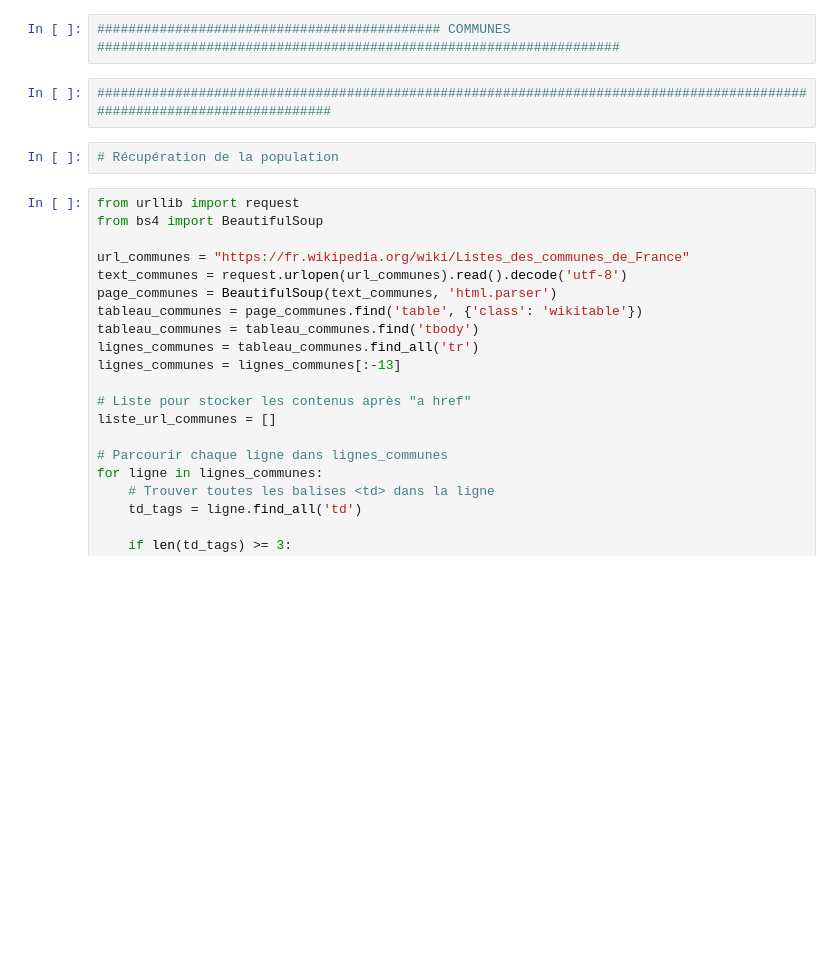
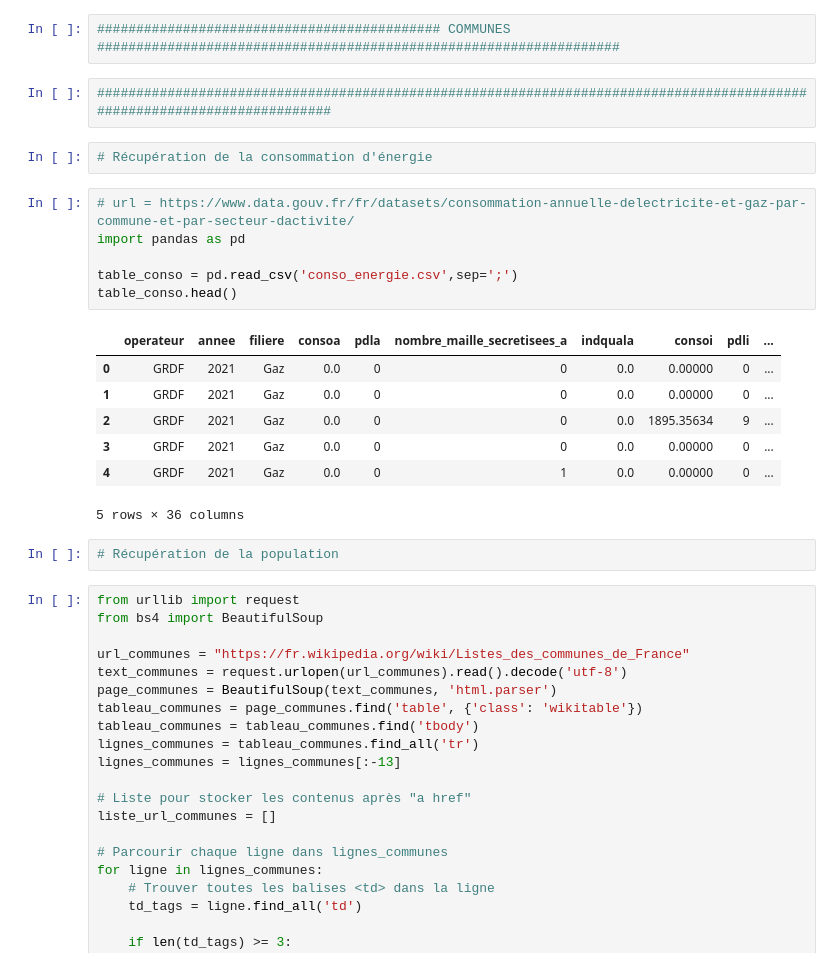
Before and after one commit to tgarnier067/Projet-Python-2023, a Jupyter notebook: recup_données.ipynb, the cells around one changed output. Saved outputs shown, nothing was run; the diff lists cells and outputs as text; blank space fills up the shorter version.

Commit message:
Amélioration récupération des données communales

```diff
--- a/recup_données.ipynb
+++ b/recup_données.ipynb
@@ -272,6 +272,22 @@ print(page_logements_vacants)
 ############################################ COMMUNES ###################################################################
 # %%
 #########################################################################################################################
+# %%
+# Récupération de la consommation d'énergie
+# %%
+# url = https://www.data.gouv.fr/fr/datasets/consommation-annuelle-delectricite-et-gaz-par-commune-et-par-secteur-dactivite/
+import pandas as pd
+
+table_conso = pd.read_csv('conso_energie.csv',sep=';')
+table_conso.head()
+# %% [output]
+|  | operateur | annee | filiere | consoa | pdla | nombre_maille_secretisees_a | indquala | consoi | pdli | ... |
+| 0 | GRDF | 2021 | Gaz | 0.0 | 0 | 0 | 0.0 | 0.00000 | 0 | ... |
+| 1 | GRDF | 2021 | Gaz | 0.0 | 0 | 0 | 0.0 | 0.00000 | 0 | ... |
+| 2 | GRDF | 2021 | Gaz | 0.0 | 0 | 0 | 0.0 | 1895.35634 | 9 | ... |
+| 3 | GRDF | 2021 | Gaz | 0.0 | 0 | 0 | 0.0 | 0.00000 | 0 | ... |
+| 4 | GRDF | 2021 | Gaz | 0.0 | 0 | 1 | 0.0 | 0.00000 | 0 | ... |
+5 rows × 36 columns
 # %%
 # Récupération de la population
 # %%
```
Also changed, not shown: parts of 4 cells of this notebook.
